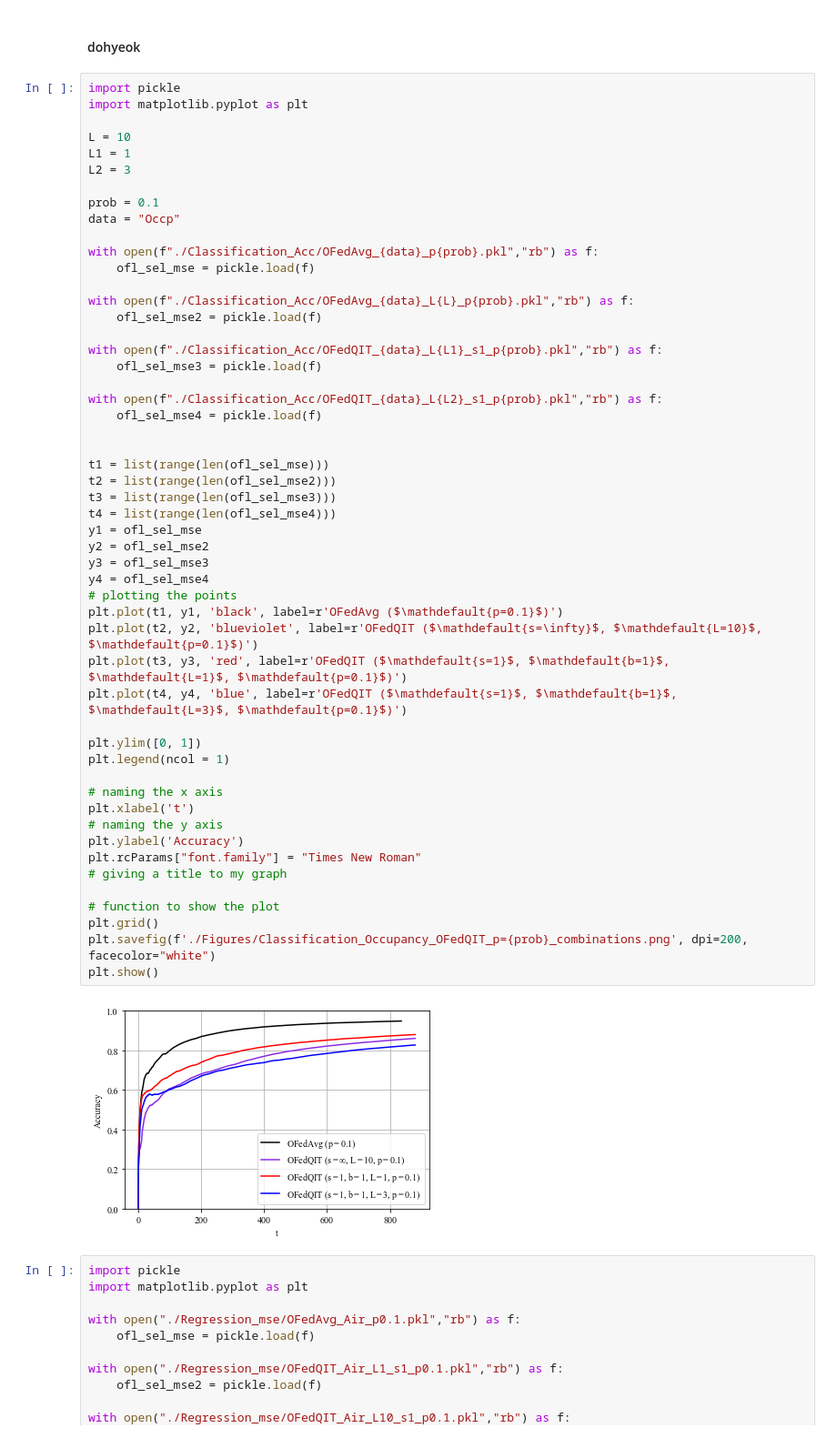
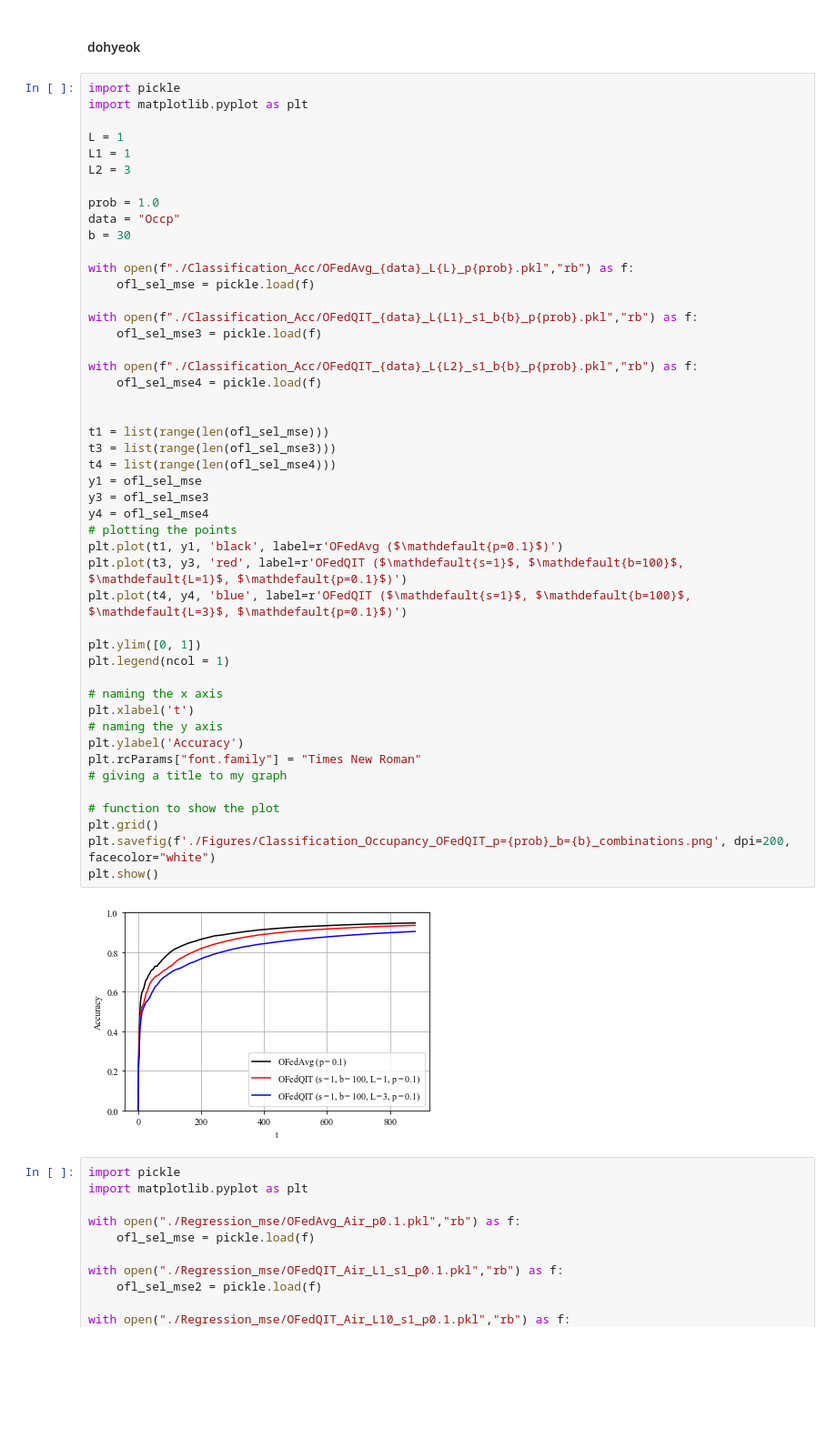
Before and after one commit to IISL-HYU/OFedQIT, a Jupyter notebook: plot.ipynb, the cells around one changed output. Shown at 91% size. Cells and saved outputs as stored; diff of their text form; blank space fills up the shorter version.

```diff
--- a/plot.ipynb
+++ b/plot.ipynb
@@ -4,56 +4,51 @@
 import pickle
 import matplotlib.pyplot as plt
 
-L = 10
+L = 1
 L1 = 1
 L2 = 3
 
-prob = 0.1
+prob = 1.0
 data = "Occp"
+b = 30
 
-with open(f"./Classification_Acc/OFedAvg_{data}_p{prob}.pkl","rb") as f:
+with open(f"./Classification_Acc/OFedAvg_{data}_L{L}_p{prob}.pkl","rb") as f:
     ofl_sel_mse = pickle.load(f)
 
-with open(f"./Classification_Acc/OFedAvg_{data}_L{L}_p{prob}.pkl","rb") as f:
-    ofl_sel_mse2 = pickle.load(f)
-
-with open(f"./Classification_Acc/OFedQIT_{data}_L{L1}_s1_p{prob}.pkl","rb") as f:
+with open(f"./Classification_Acc/OFedQIT_{data}_L{L1}_s1_b{b}_p{prob}.pkl","rb") as f:
     ofl_sel_mse3 = pickle.load(f)
 
-with open(f"./Classification_Acc/OFedQIT_{data}_L{L2}_s1_p{prob}.pkl","rb") as f:
+with open(f"./Classification_Acc/OFedQIT_{data}_L{L2}_s1_b{b}_p{prob}.pkl","rb") as f:
     ofl_sel_mse4 = pickle.load(f)
 
 
 t1 = list(range(len(ofl_sel_mse)))
-t2 = list(range(len(ofl_sel_mse2)))
 t3 = list(range(len(ofl_sel_mse3)))
 t4 = list(range(len(ofl_sel_mse4)))
 y1 = ofl_sel_mse
-y2 = ofl_sel_mse2
 y3 = ofl_sel_mse3
 y4 = ofl_sel_mse4
 # plotting the points
 plt.plot(t1, y1, 'black', label=r'OFedAvg ($\mathdefault{p=0.1}$)')
-plt.plot(t2, y2, 'blueviolet', label=r'OFedQIT ($\mathdefault{s=\infty}$, $\mathdefault{L=10}$, $\mathdefault{p=0.1}$)')
-plt.plot(t3, y3, 'red', label=r'OFedQIT ($\mathdefault{s=1}$, $\mathdefault{b=1}$, $\mathdefault{L=1}$, $\mathdefault{p=0.1}$)')
-plt.plot(t4, y4, 'blue', label=r'OFedQIT ($\mathdefault{s=1}$, $\mathdefault{b=1}$, $\mathdefault{L=3}$, $\mathdefault{p=0.1}$)')
+plt.plot(t3, y3, 'red', label=r'OFedQIT ($\mathdefault{s=1}$, $\mathdefault{b=100}$, $\mathdefault{L=1}$, $\mathdefault{p=0.1}$)')
+plt.plot(t4, y4, 'blue', label=r'OFedQIT ($\mathdefault{s=1}$, $\mathdefault{b=100}$, $\mathdefault{L=3}$, $\mathdefault{p=0.1}$)')
 
 plt.ylim([0, 1])
 plt.legend(ncol = 1)
 
 # naming the x axis
 plt.xlabel('t')
 # naming the y axis
 plt.ylabel('Accuracy')
 plt.rcParams["font.family"] = "Times New Roman"
 # giving a title to my graph
 
 # function to show the plot
 plt.grid()
-plt.savefig(f'./Figures/Classification_Occupancy_OFedQIT_p={prob}_combinations.png', dpi=200, facecolor="white")
+plt.savefig(f'./Figures/Classification_Occupancy_OFedQIT_p={prob}_b={b}_combinations.png', dpi=200, facecolor="white")
 plt.show()
 # %% [output]
-[figure, old version]
+[figure, new version]
 # %%
 import pickle
 import matplotlib.pyplot as plt
```
Also changed, not shown: 22 other files.
